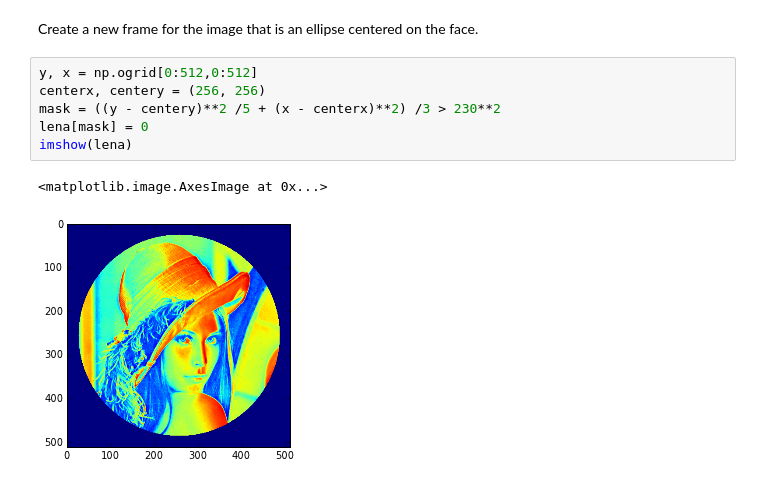
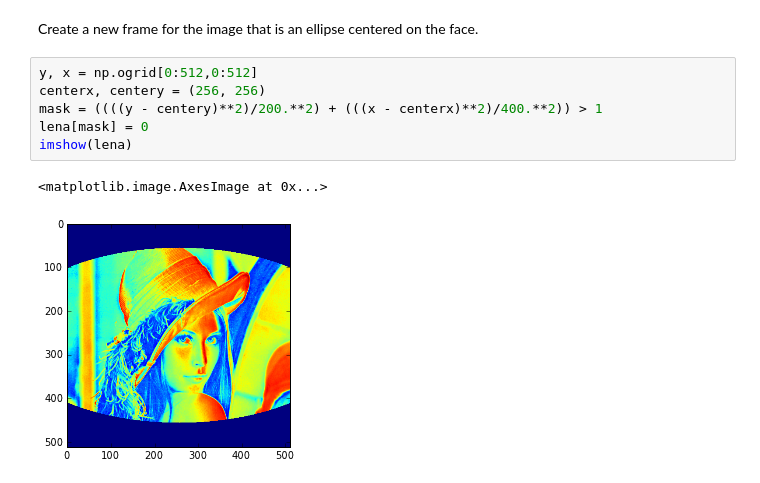
Before and after one commit to nmilgram/PHYS-202-S13, a Jupyter notebook: Week2/NumpyEx1.ipynb, the cells around one changed output. Saved outputs shown, nothing was run; the diff lists cells and outputs as text.

```diff
--- a/Week2/NumpyEx1.ipynb
+++ b/Week2/NumpyEx1.ipynb
@@ -224,9 +224,9 @@ Create a new frame for the image that is an ellipse centered on the face.
 # %%
 y, x = np.ogrid[0:512,0:512]
 centerx, centery = (256, 256)
-mask = ((y - centery)**2 /5 + (x - centerx)**2) /3 > 230**2
+mask = ((((y - centery)**2)/200.**2) + (((x - centerx)**2)/400.**2)) > 1
 lena[mask] = 0
 imshow(lena)
 # %% [output]
 <matplotlib.image.AxesImage at 0x...>
-[figure, old version]
+[figure, new version]
```
Also changed, not shown: parts of 6 cells of this notebook, 2 other files.
